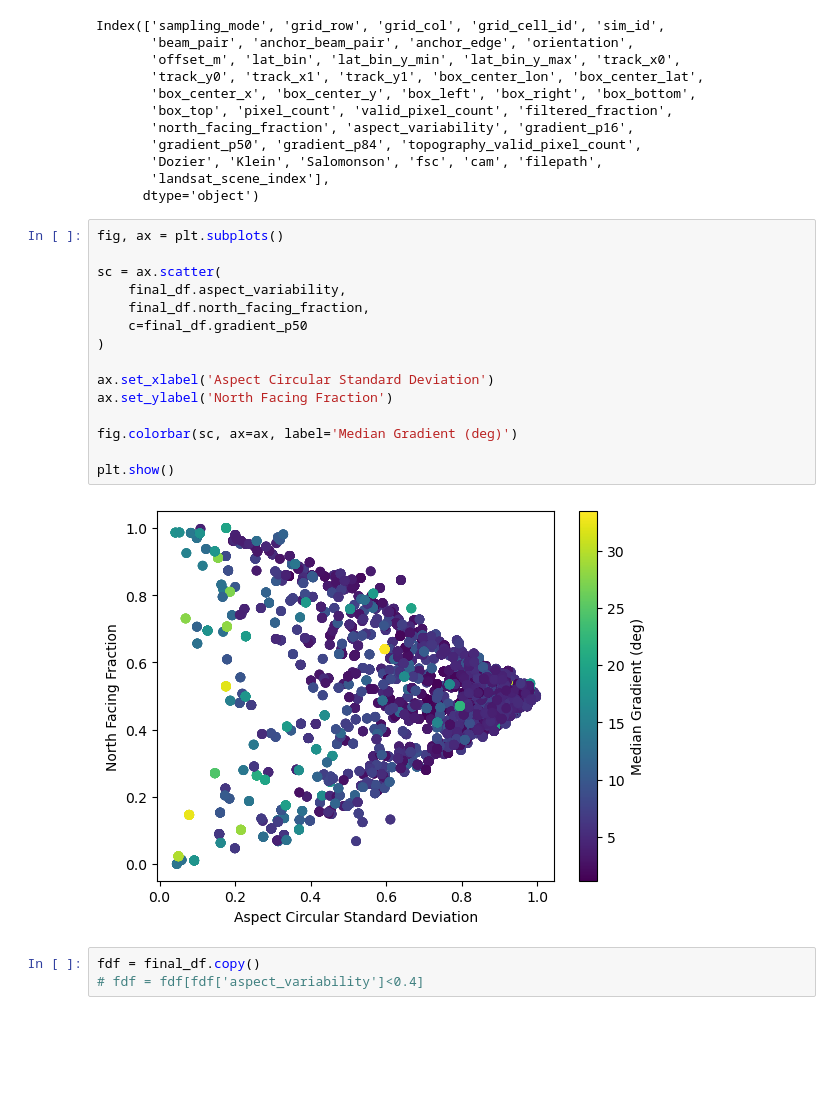
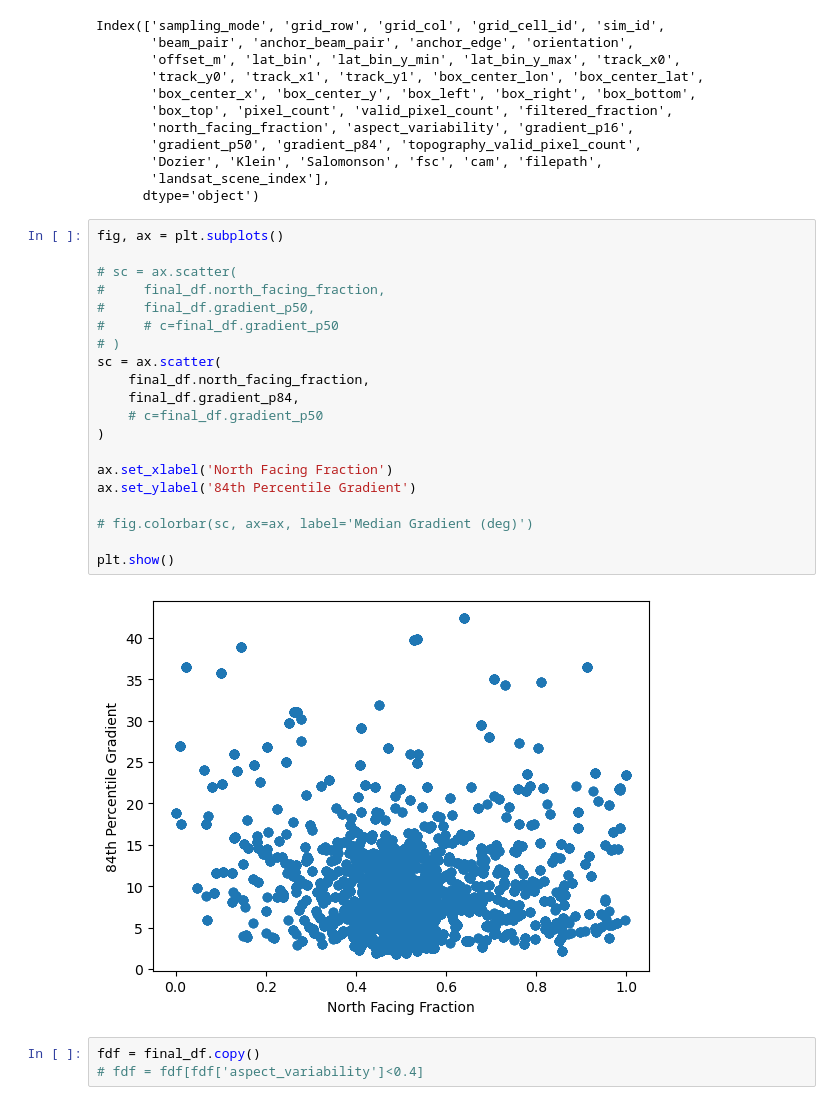
Before and after one commit to thomaslaraia/Snowstradamus, a Jupyter notebook: aspect_results.ipynb, the cells around one changed output. Saved outputs shown, nothing was run; the diff lists cells and outputs as text; blank space fills up the shorter version.

Commit message:
aspect results slightly changed

```diff
--- a/aspect_results.ipynb
+++ b/aspect_results.ipynb
@@ -1747,20 +1745,25 @@ Index(['sampling_mode', 'grid_row', 'grid_col', 'grid_cell_id', 'sim_id',
 # %%
 fig, ax = plt.subplots()
 
+# sc = ax.scatter(
+#     final_df.north_facing_fraction,
+#     final_df.gradient_p50,
+#     # c=final_df.gradient_p50
+# )
 sc = ax.scatter(
-    final_df.aspect_variability,
     final_df.north_facing_fraction,
-    c=final_df.gradient_p50
+    final_df.gradient_p84,
+    # c=final_df.gradient_p50
 )
 
-ax.set_xlabel('Aspect Circular Standard Deviation')
-ax.set_ylabel('North Facing Fraction')
+ax.set_xlabel('North Facing Fraction')
+ax.set_ylabel('84th Percentile Gradient')
 
-fig.colorbar(sc, ax=ax, label='Median Gradient (deg)')
+# fig.colorbar(sc, ax=ax, label='Median Gradient (deg)')
 
 plt.show()
 # %% [output]
-[figure, old version]
+[figure, new version]
 # %%
 fdf = final_df.copy()
 # fdf = fdf[fdf['aspect_variability']<0.4]
```
Also changed, not shown: parts of 2 cells of this notebook.
